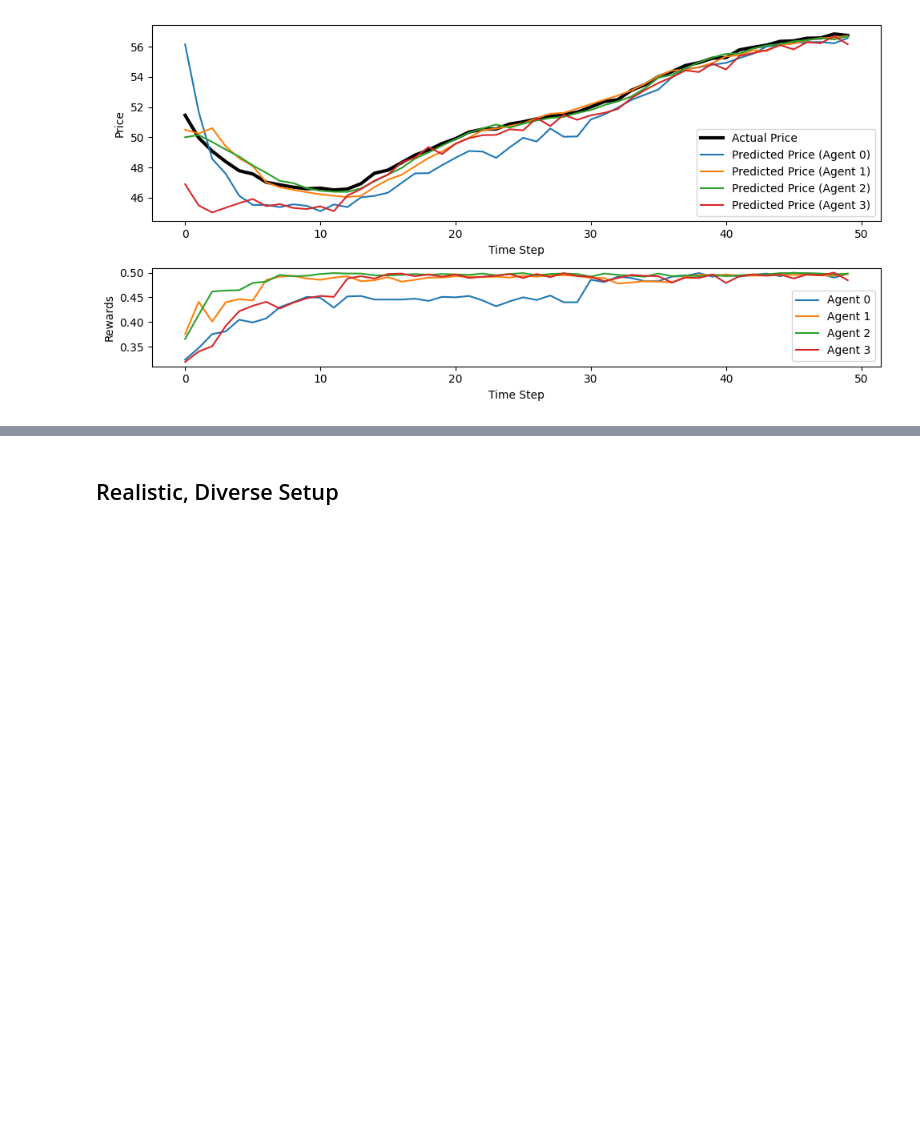
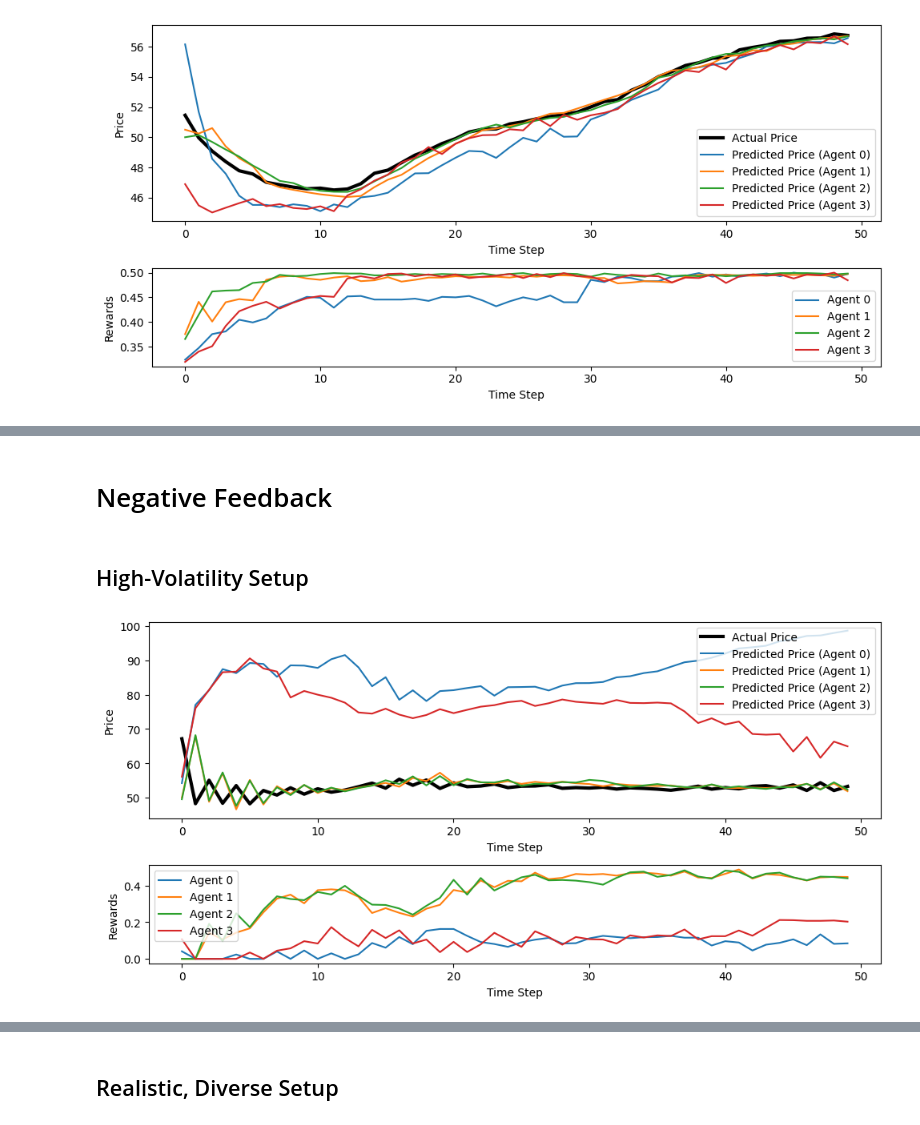
Before and after one commit to SidneyyN/FYP, a Jupyter notebook: gpt_agents-master/notebooks/consolidated_graphs.ipynb, the cells around one changed output, grey strips where cells are left out. Cells and saved outputs as stored; diff of their text form; code cells hidden in the pictures; blank space fills up the shorter version.

```diff
--- a/gpt_agents-master/notebooks/consolidated_graphs.ipynb
+++ b/gpt_agents-master/notebooks/consolidated_graphs.ipynb
@@ -19,0 +38,8 @@ plot_experiment_results("../results/experiments/experiment_batch_20250226_130928
+# %% [markdown]
+# Negative Feedback
+# %% [markdown]
+## High-Volatility Setup
+# %%
+plot_experiment_results("../results/experiments/experiment_batch_20250308_201223_Neg_High-Volatility_Constraint/consolidated_results.csv")
+# %% [output]
+[figure, added]
```
Also changed, not shown: parts of 10 cells of this notebook, 8 other files.
